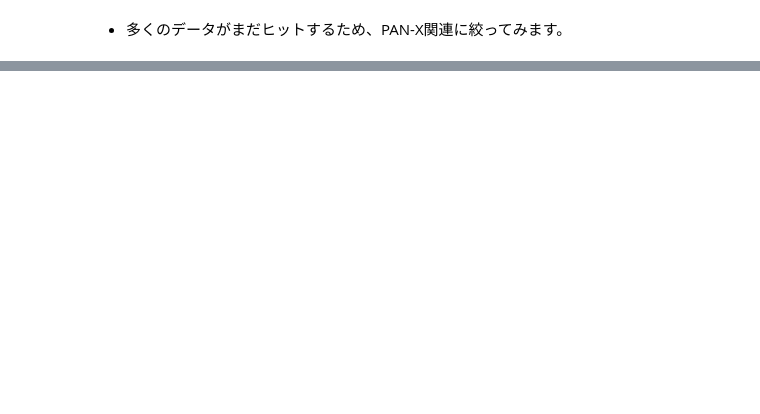
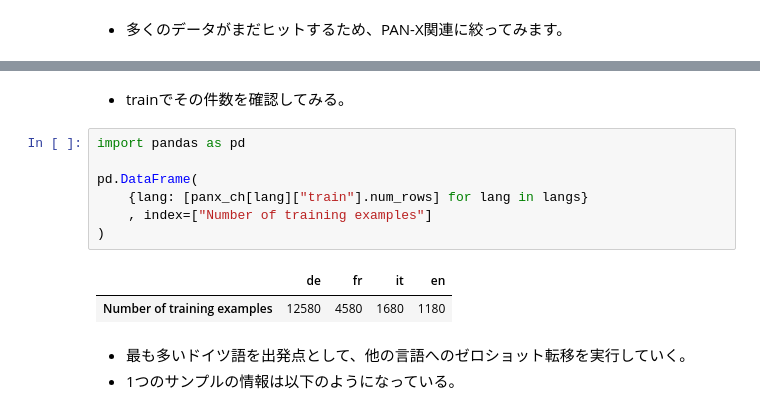
Before and after one commit to nokomoro3/book-ml-transformers, a Jupyter notebook: ml-transformers-chap04-multilingal-ner.ipynb, the cells around one changed output, grey strips where cells are left out. Drawn from its saved outputs; the diff is of its cells as text; blank space fills up the shorter version.

```diff
--- a/ml-transformers-chap04-multilingal-ner.ipynb
+++ b/ml-transformers-chap04-multilingal-ner.ipynb
@@ -93,0 +211,15 @@ for lang, frac in zip(langs, fracs):
+# %% [markdown]
+- trainでその件数を確認してみる。
+# %%
+import pandas as pd
+
+pd.DataFrame(
+    {lang: [panx_ch[lang]["train"].num_rows] for lang in langs}
+    , index=["Number of training examples"]
+)
+# %% [output]
+|  | de | fr | it | en |
+| Number of training examples | 12580 | 4580 | 1680 | 1180 |
+# %% [markdown]
+- 最も多いドイツ語を出発点として、他の言語へのゼロショット転移を実行していく。
+- 1つのサンプルの情報は以下のようになっている。
```
Also changed, not shown: parts of 26 cells of this notebook.
